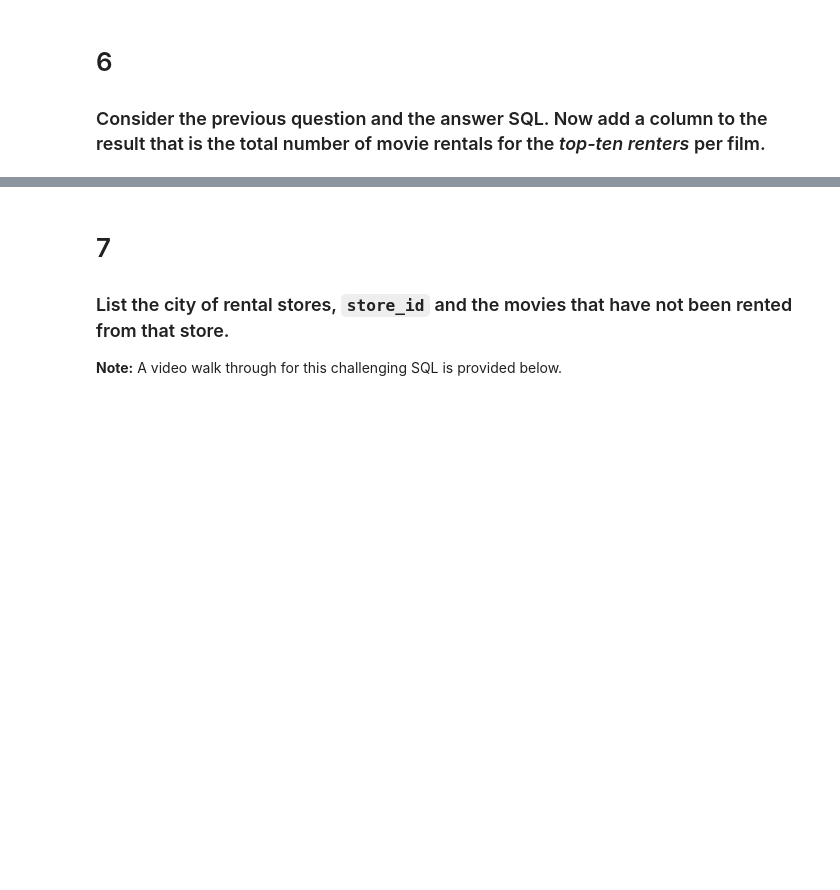
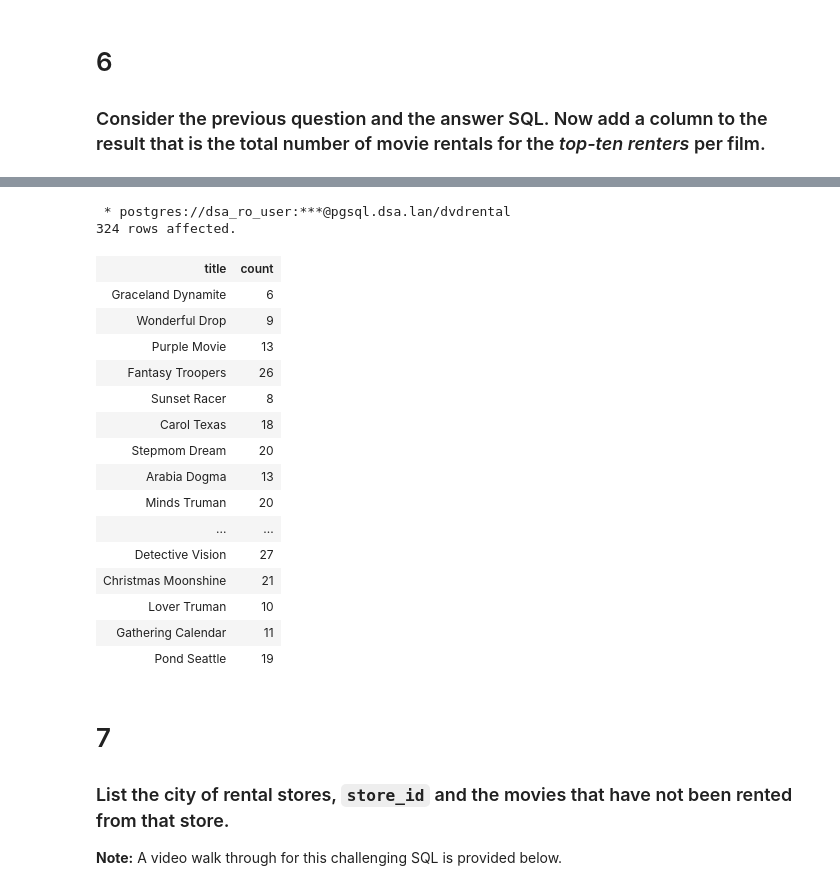
Before and after one commit to may96cc/f21dsa7030, a Jupyter notebook: module4/exercises/Nested.ipynb, the cells around one changed output, grey strips where cells are left out. Saved outputs shown, nothing was run; the diff lists cells and outputs as text; code cells hidden in the pictures; blank space fills up the shorter version.

```diff
--- a/module4/exercises/Nested.ipynb
+++ b/module4/exercises/Nested.ipynb
@@ -91,3 +342,31 @@ EXPLAIN
+# %%
+%%sql
+SELECT title, count(*) from film JOIN inventory on film.film_id = inventory.film_id
+JOIN rental ON inventory.inventory_id = rental.inventory_id WHERE film.film_id in (
+SELECT film_id from inventory WHERE inventory_id in (
+SELECT inventory_id from rental WHERE customer_id in (
+SELECT customer_id from rental GROUP BY customer_id
+                               ORDER BY count(customer_id) DESC LIMIT 10)))
+GROUP BY title
+# %% [output]
+ * postgres://dsa_ro_user:***@pgsql.dsa.lan/dvdrental
+324 rows affected.
+| title | count |
+| Graceland Dynamite | 6 |
+| Wonderful Drop | 9 |
+| Purple Movie | 13 |
+| Fantasy Troopers | 26 |
+| Sunset Racer | 8 |
+| Carol Texas | 18 |
+| Stepmom Dream | 20 |
+| Arabia Dogma | 13 |
+| Minds Truman | 20 |
+| ... | ... |
+| Detective Vision | 27 |
+| Christmas Moonshine | 21 |
+| Lover Truman | 10 |
+| Gathering Calendar | 11 |
+| Pond Seattle | 19 |
 # %% [markdown]
 # 7
 
```
Also changed, not shown: parts of 28 cells of this notebook, 1 other file.
